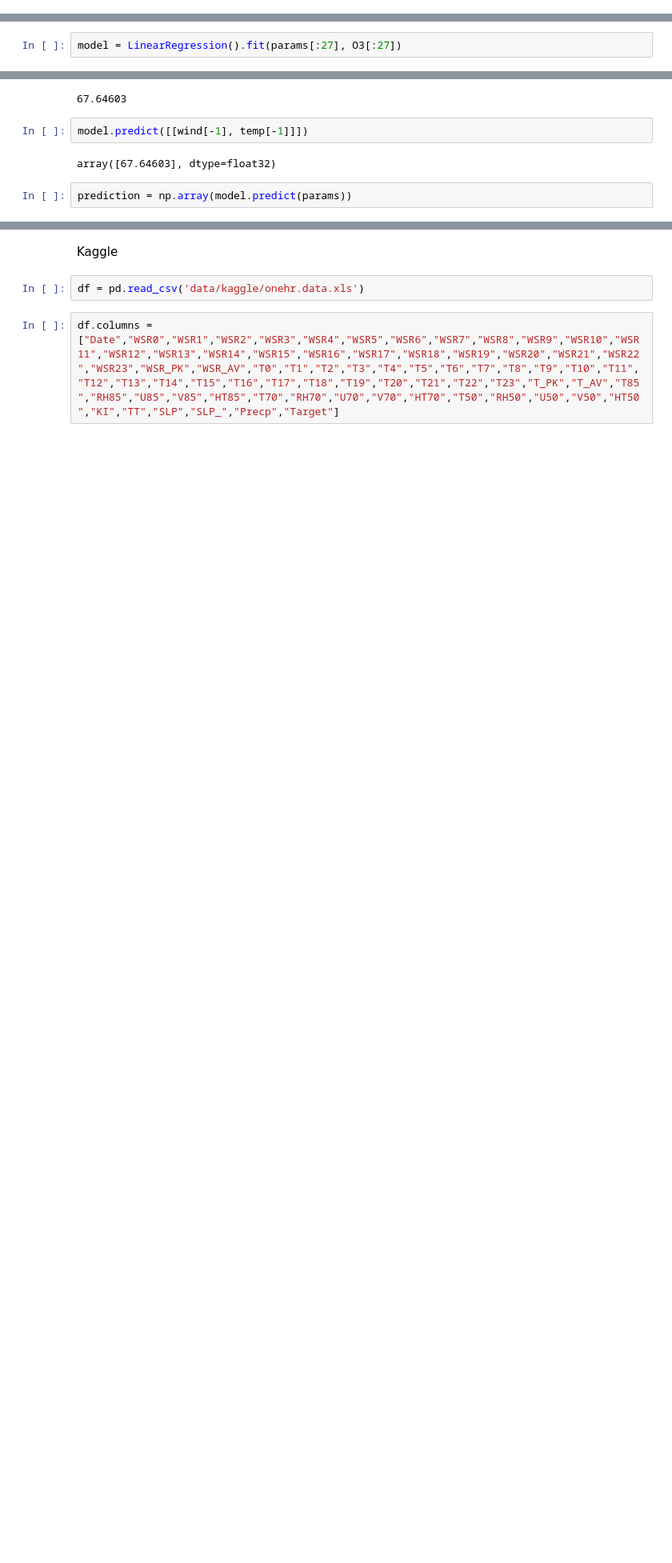
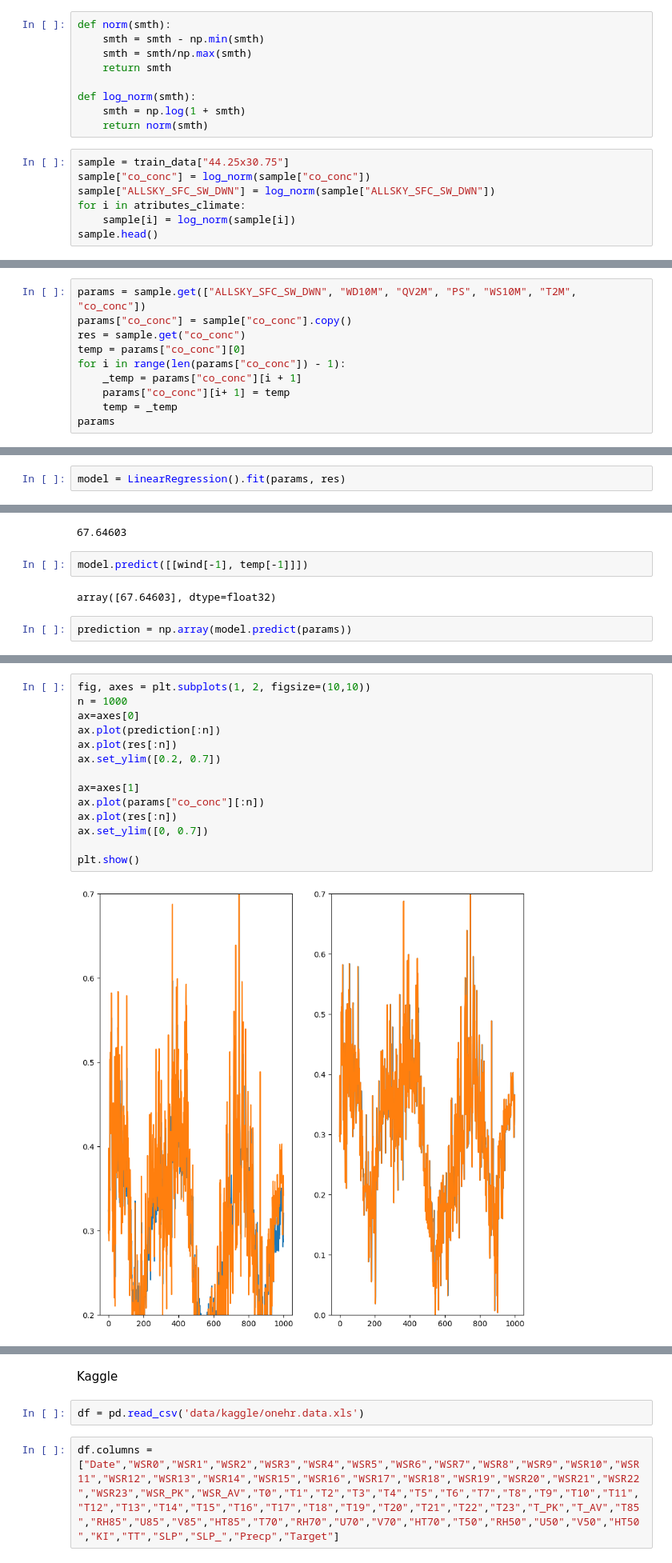
Before and after one commit to ItyTell/Modeling-the-distribution-of-harmful-emissions-in-the-atmosphere, a Jupyter notebook: main.ipynb, the cells around one changed output, grey strips where cells are left out. Shown at 80% size. Saved outputs shown, nothing was run; the diff lists cells and outputs as text; blank space fills up the shorter version.

Commit message:
model

```diff
--- a/main.ipynb
+++ b/main.ipynb
@@ -116,0 +81,16 @@ plt.show()
+# %%
+def norm(smth):
+    smth = smth - np.min(smth)
+    smth = smth/np.max(smth)
+    return smth
+
+def log_norm(smth):
+    smth = np.log(1 + smth)
+    return norm(smth)
+# %%
+sample = train_data["44.25x30.75"]
+sample["co_conc"] = log_norm(sample["co_conc"])
+sample["ALLSKY_SFC_SW_DWN"] = log_norm(sample["ALLSKY_SFC_SW_DWN"])
+for i in atributes_climate:
+    sample[i] = log_norm(sample[i])
+sample.head()
@@ -116,0 +111,10 @@ plt.show()
+# %%
+params = sample.get(["ALLSKY_SFC_SW_DWN", "WD10M", "QV2M", "PS", "WS10M", "T2M", "co_conc"])
+params["co_conc"] = sample["co_conc"].copy()
+res = sample.get("co_conc")
+temp = params["co_conc"][0]
+for i in range(len(params["co_conc"]) - 1):
+    _temp = params["co_conc"][i + 1]
+    params["co_conc"][i+ 1] = temp
+    temp = _temp
+params
@@ -117,5 +152,5 @@ plt.show()
 # %%
-model = LinearRegression().fit(params[:27], O3[:27])
+model = LinearRegression().fit(params, res)
 # %%
 model.coef_
 # %% [output]
@@ -149 +173,17 @@ plt.show()
+# %%
+fig, axes = plt.subplots(1, 2, figsize=(10,10))
+n = 1000
+ax=axes[0]
+ax.plot(prediction[:n])
+ax.plot(res[:n])
+ax.set_ylim([0.2, 0.7])
+
+ax=axes[1]
+ax.plot(params["co_conc"][:n])
+ax.plot(res[:n])
+ax.set_ylim([0, 0.7])
+
+plt.show()
+# %% [output]
+[figure, added]
 # %%
```
Also changed, not shown: parts of 16 cells of this notebook.
